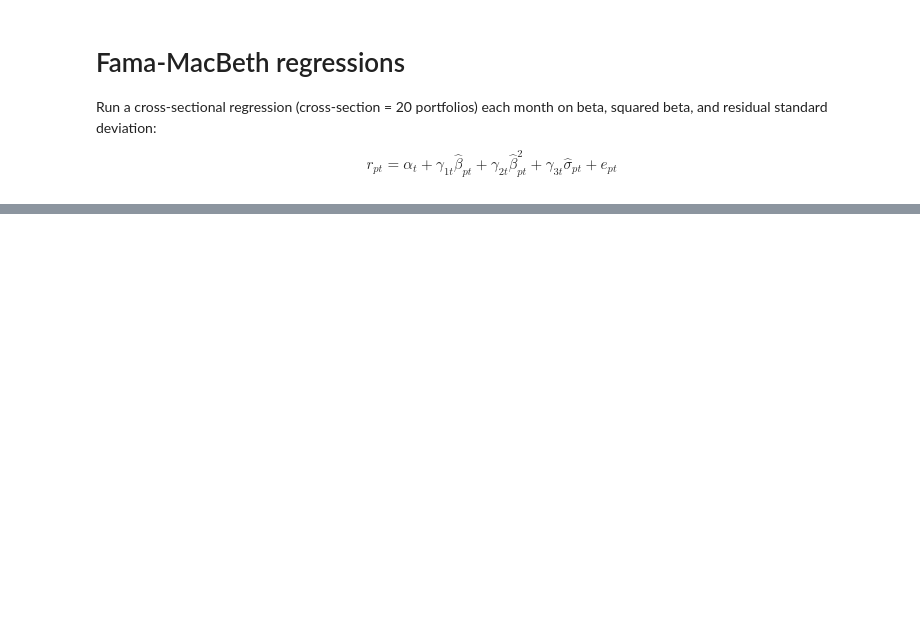
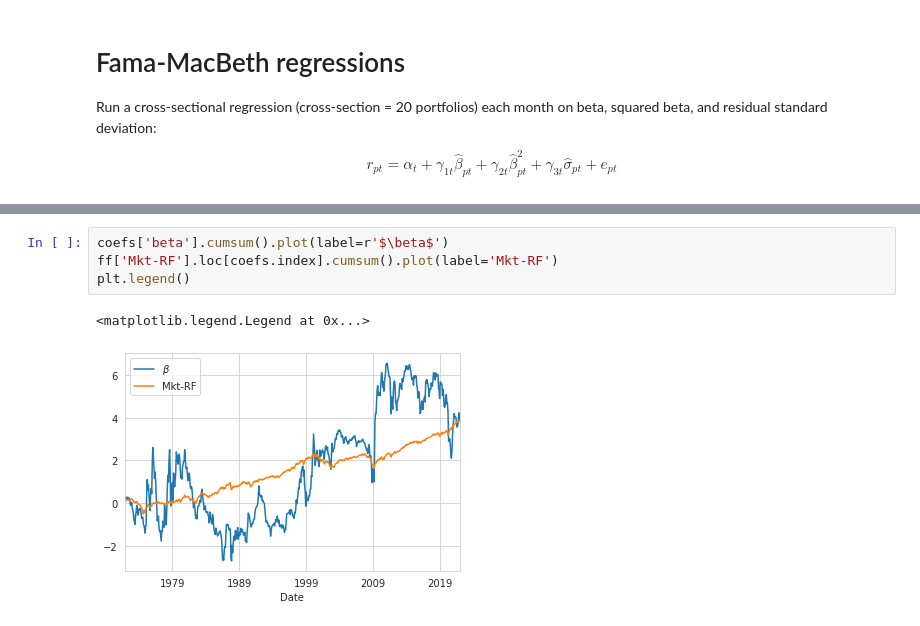
Before and after one commit to kerryback/ClassicTests, a Jupyter notebook: 3_Fama_MacBeth.ipynb, the cells around one changed output, grey strips where cells are left out. Drawn from its saved outputs; the diff is of its cells as text; blank space fills up the shorter version.

```diff
--- a/3_Fama_MacBeth.ipynb
+++ b/3_Fama_MacBeth.ipynb
@@ -104,0 +121,7 @@ stats.round(3)
+# %%
+coefs['beta'].cumsum().plot(label=r'$\beta$')
+ff['Mkt-RF'].loc[coefs.index].cumsum().plot(label='Mkt-RF')
+plt.legend()
+# %% [output]
+<matplotlib.legend.Legend at 0x...>
+[figure, added]
```
Also changed, not shown: parts of 10 cells of this notebook.
